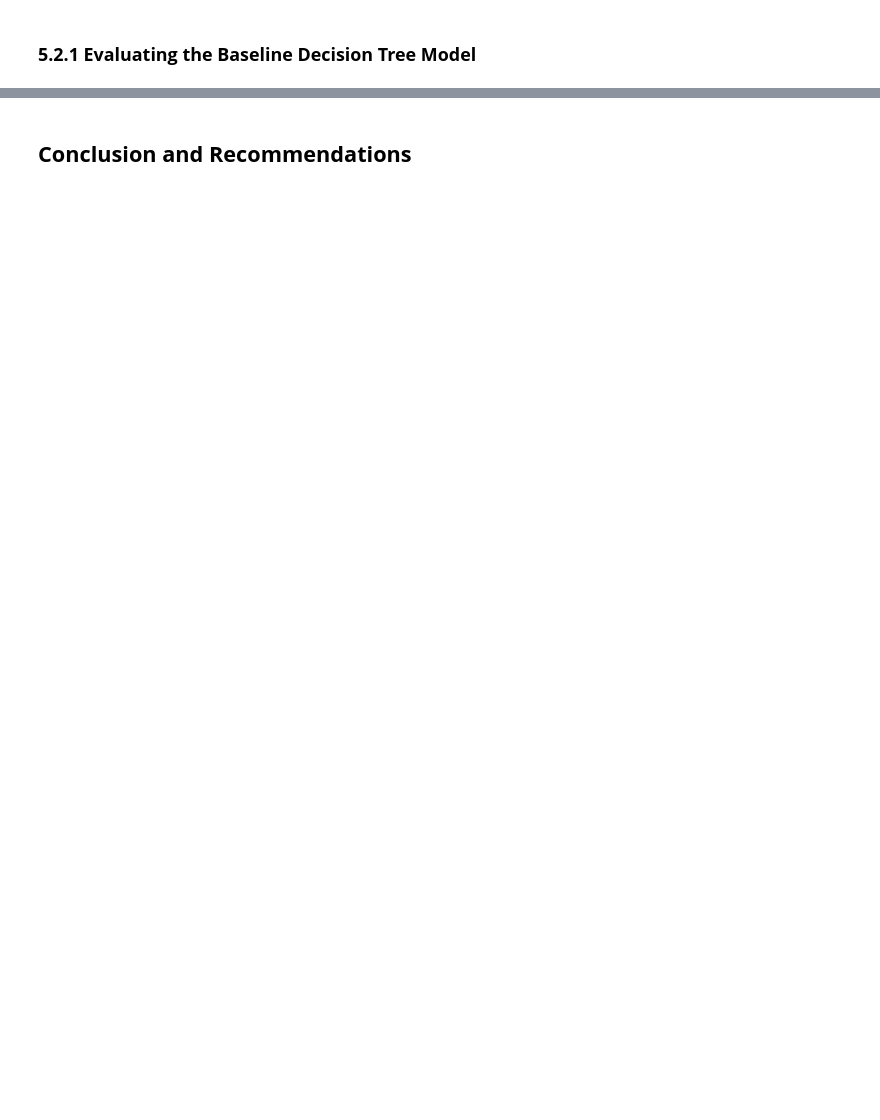
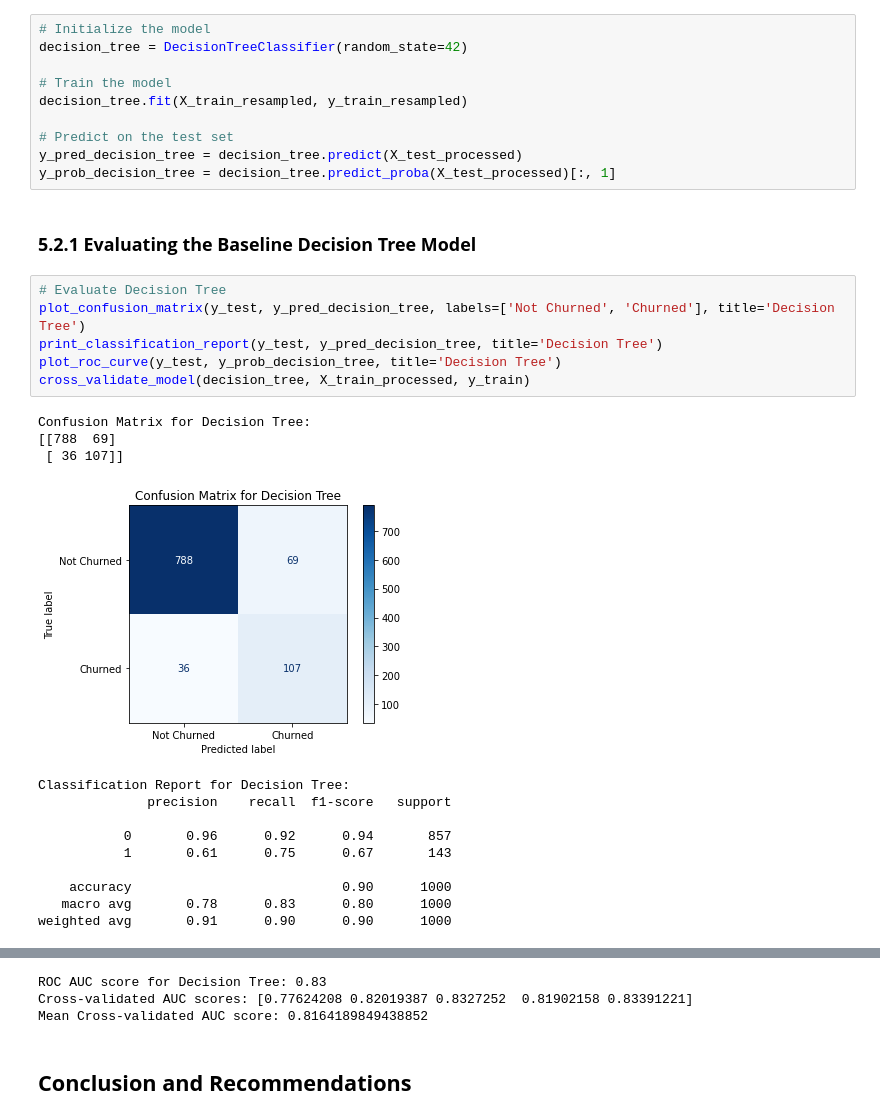
Before and after one commit to mayajbrio/SyriaTel-Customer-Churn-Prediction, a Jupyter notebook: dsc-phase3-project-notebook.ipynb, the cells around one changed output, grey strips where cells are left out. Cells and saved outputs as stored; diff of their text form; blank space fills up the shorter version.

Commit message:
Modified baseline decision tree model

```diff
--- a/dsc-phase3-project-notebook.ipynb
+++ b/dsc-phase3-project-notebook.ipynb
@@ -779,5 +779,35 @@ Logistic Regression Training Accuracy: 0.76
 Logistic Regression Test Accuracy: 0.77
 # %% [markdown]
 ### **5.2.0 Baseline Decision Tree Model**
+# %%
+# Initialize the model
+decision_tree = DecisionTreeClassifier(random_state=42)
+
+# Train the model
+decision_tree.fit(X_train_resampled, y_train_resampled)
+
+# Predict on the test set
+y_pred_decision_tree = decision_tree.predict(X_test_processed)
+y_prob_decision_tree = decision_tree.predict_proba(X_test_processed)[:, 1]
 # %% [markdown]
 ### **5.2.1 Evaluating the Baseline Decision Tree Model**
+# %%
+# Evaluate Decision Tree
+plot_confusion_matrix(y_test, y_pred_decision_tree, labels=['Not Churned', 'Churned'], title='Decision Tree')
+print_classification_report(y_test, y_pred_decision_tree, title='Decision Tree')
+plot_roc_curve(y_test, y_prob_decision_tree, title='Decision Tree')
+cross_validate_model(decision_tree, X_train_processed, y_train)
+# %% [output]
+Confusion Matrix for Decision Tree:
+[[788  69]
+ [ 36 107]]
+[figure, added]
+Classification Report for Decision Tree:
+              precision    recall  f1-score   support
+
+           0       0.96      0.92      0.94       857
+           1       0.61      0.75      0.67       143
+
+    accuracy                           0.90      1000
+   macro avg       0.78      0.83      0.80      1000
+weighted avg       0.91      0.90      0.90      1000
@@ -784,2 +815,5 @@ Logistic Regression Test Accuracy: 0.77
+ROC AUC score for Decision Tree: 0.83
+Cross-validated AUC scores: [0.77624208 0.82019387 0.8327252  0.81902158 0.83391221]
+Mean Cross-validated AUC score: 0.8164189849438852
 # %% [markdown]
 ## **Conclusion and Recommendations**
```
Also changed, not shown: parts of 1 cell of this notebook.
